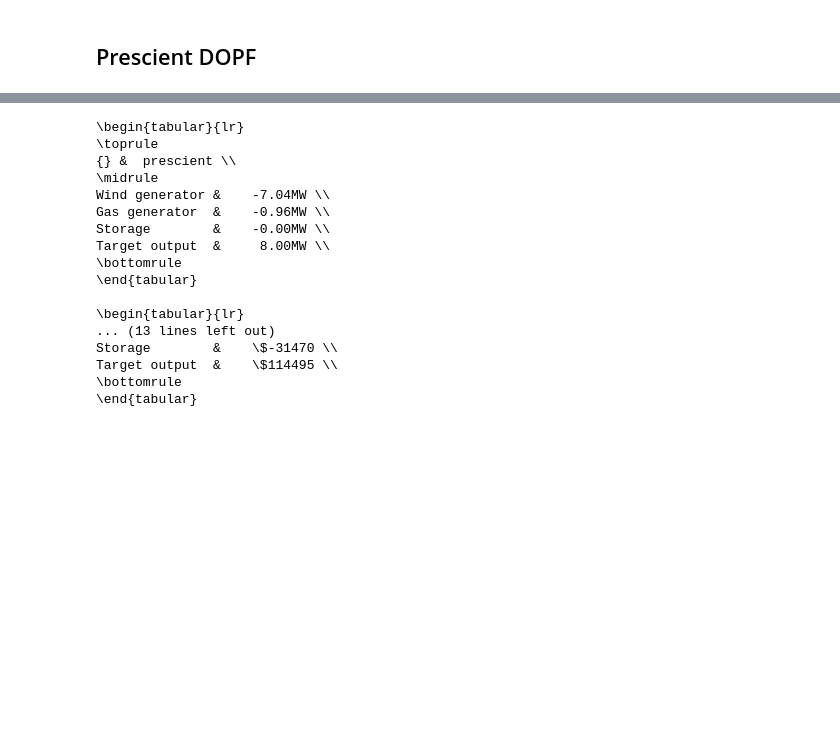
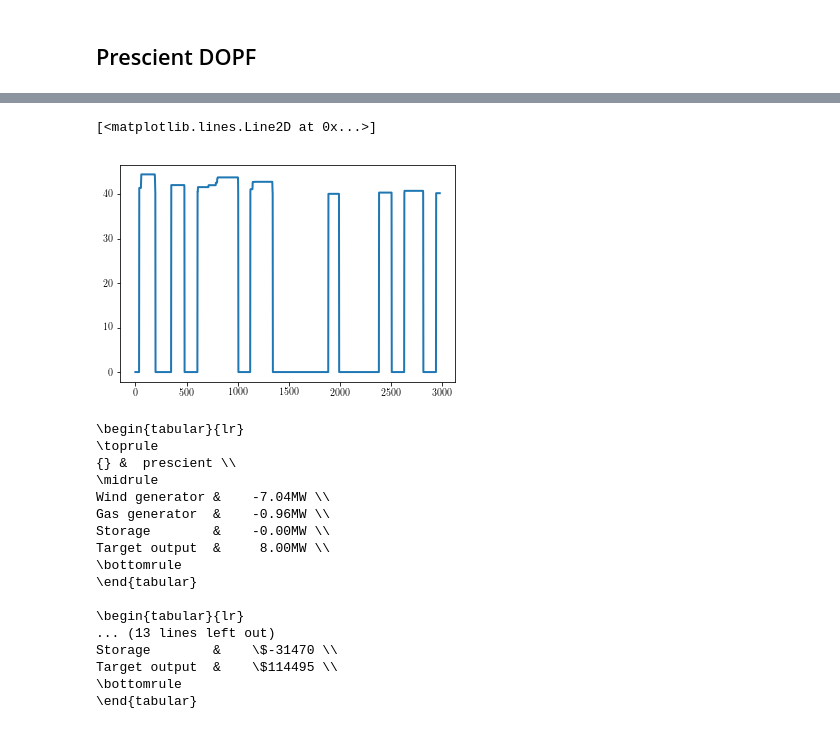
Before and after one commit to cvxgrp/cvxpower, a Jupyter notebook: examples/windfarm.ipynb, the cells around one changed output, grey strips where cells are left out. Drawn from its saved outputs; the diff is of its cells as text; code cells hidden in the pictures; blank space fills up the shorter version.

```diff
--- a/examples/windfarm.ipynb
+++ b/examples/windfarm.ipynb
@@ -217,4 +217,10 @@ Cost of gas generated energy:  $958.96
 [figure]
+# %%
+plt.plot(list(dopf_network.results.price.values())[0].flatten())
+#p_wind[sim_start_time:sim_end_time].index
+# %% [output]
+[<matplotlib.lines.Line2D at 0x...>]
+[figure, added]
 # %%
 import pandas as pd
 #high_level = ['prescient', 'MPC, exact pred.', 'MPC, uncert. pred.']
```
Also changed, not shown: parts of 18 cells of this notebook.
